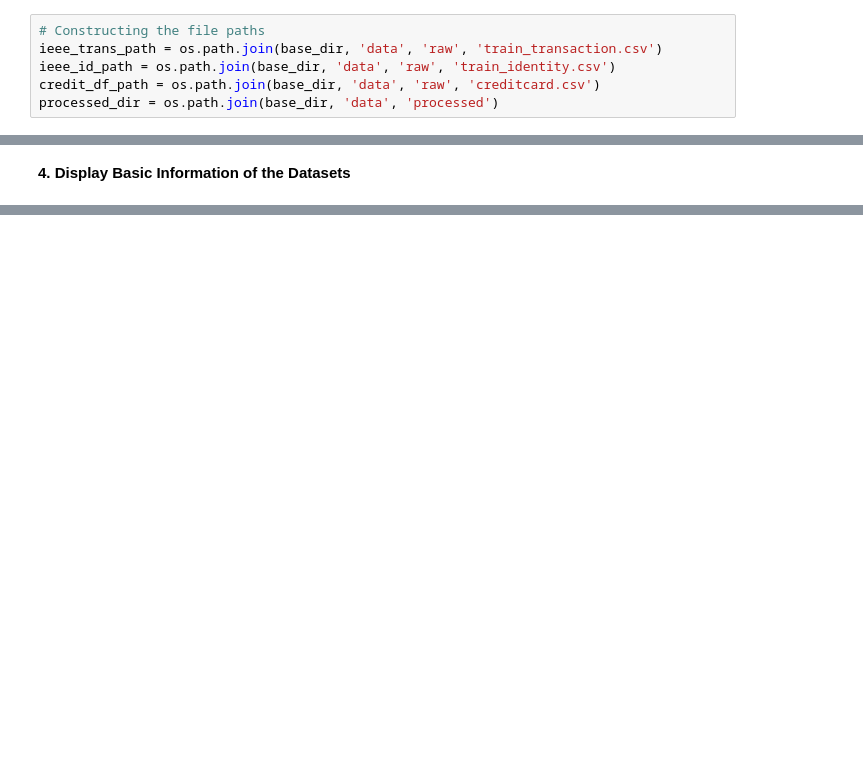
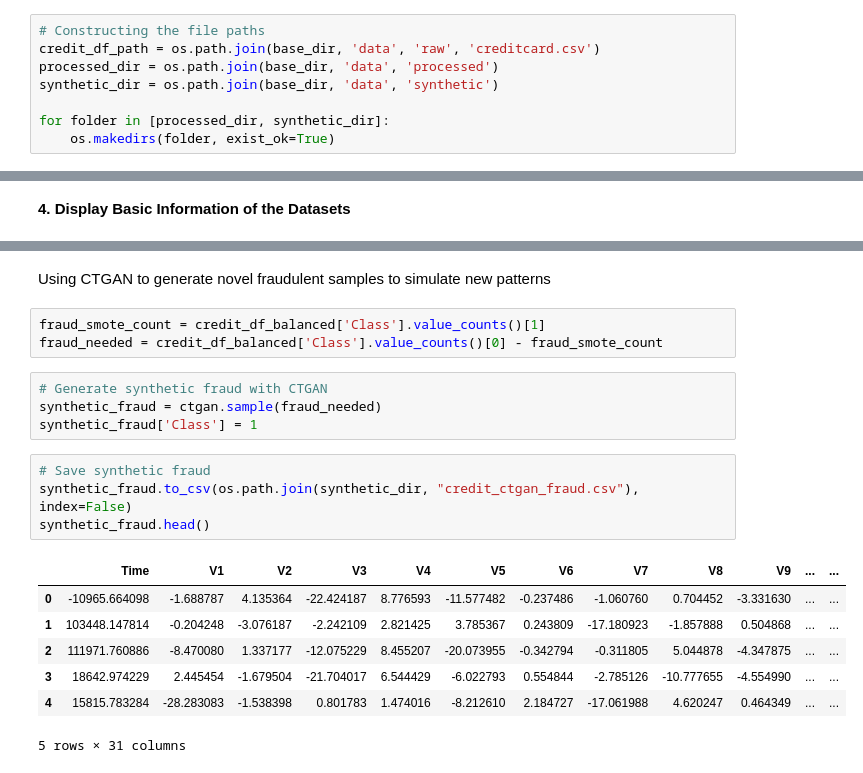
Before and after one commit to jonsnation/fraud-detection, a Jupyter notebook: notebooks/01_data_cleaning_preprocessing.ipynb, the cells around one changed output, grey strips where cells are left out. Saved outputs shown, nothing was run; the diff lists cells and outputs as text; blank space fills up the shorter version.

```diff
--- a/notebooks/01_data_cleaning_preprocessing.ipynb
+++ b/notebooks/01_data_cleaning_preprocessing.ipynb
@@ -16,6 +13,8 @@ base_dir = os.path.dirname(os.getcwd())
 # %%
 # Constructing the file paths
-ieee_trans_path = os.path.join(base_dir, 'data', 'raw', 'train_transaction.csv')
-ieee_id_path = os.path.join(base_dir, 'data', 'raw', 'train_identity.csv')
 credit_df_path = os.path.join(base_dir, 'data', 'raw', 'creditcard.csv')
 processed_dir = os.path.join(base_dir, 'data', 'processed')
+synthetic_dir = os.path.join(base_dir, 'data', 'synthetic')
+
+for folder in [processed_dir, synthetic_dir]:
+    os.makedirs(folder, exist_ok=True)
@@ -214,0 +159,21 @@ IEEE dataset after preprocessing:
+# %% [markdown]
+Using CTGAN to generate novel fraudulent samples to simulate new patterns
+# %%
+fraud_smote_count = credit_df_balanced['Class'].value_counts()[1]
+fraud_needed = credit_df_balanced['Class'].value_counts()[0] - fraud_smote_count
+# %%
+# Generate synthetic fraud with CTGAN
+synthetic_fraud = ctgan.sample(fraud_needed)
+synthetic_fraud['Class'] = 1
+# %%
+# Save synthetic fraud
+synthetic_fraud.to_csv(os.path.join(synthetic_dir, "credit_ctgan_fraud.csv"), index=False)
+synthetic_fraud.head()
+# %% [output]
+|  | Time | V1 | V2 | V3 | V4 | V5 | V6 | V7 | V8 | V9 | ... | ... |
+| 0 | -10965.664098 | -1.688787 | 4.135364 | -22.424187 | 8.776593 | -11.577482 | -0.237486 | -1.060760 | 0.704452 | -3.331630 | ... | ... |
+| 1 | 103448.147814 | -0.204248 | -3.076187 | -2.242109 | 2.821425 | 3.785367 | 0.243809 | -17.180923 | -1.857888 | 0.504868 | ... | ... |
+| 2 | 111971.760886 | -8.470080 | 1.337177 | -12.075229 | 8.455207 | -20.073955 | -0.342794 | -0.311805 | 5.044878 | -4.347875 | ... | ... |
+| 3 | 18642.974229 | 2.445454 | -1.679504 | -21.704017 | 6.544429 | -6.022793 | 0.554844 | -2.785126 | -10.777655 | -4.554990 | ... | ... |
+| 4 | 15815.783284 | -28.283083 | -1.538398 | 0.801783 | 1.474016 | -8.212610 | 2.184727 | -17.061988 | 4.620247 | 0.464349 | ... | ... |
+5 rows × 31 columns
```
Also changed, not shown: parts of 46 cells of this notebook, 1 other file.
